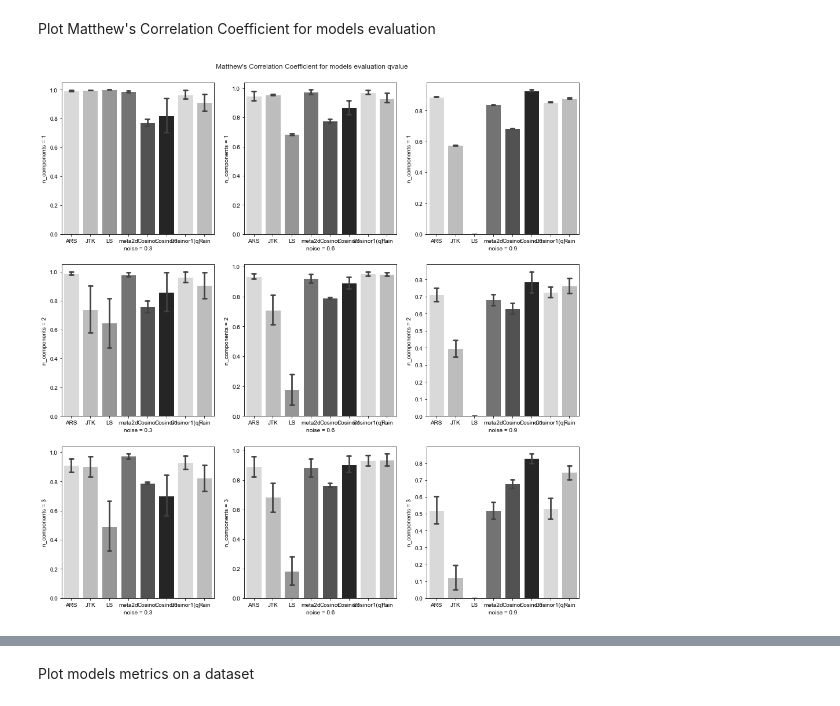
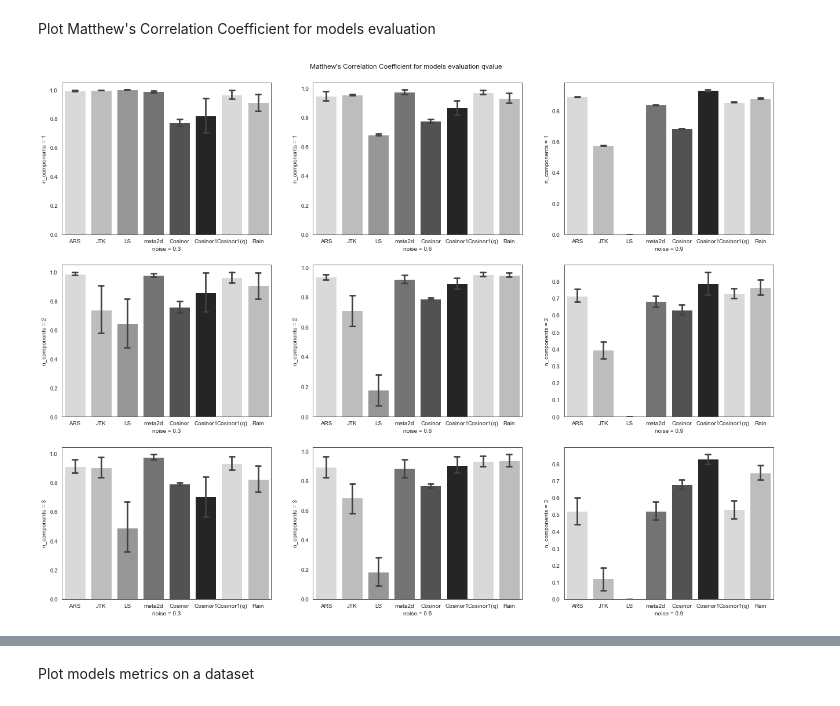
Before and after one commit to VESTUArthur/RDA, a Jupyter notebook: code/Case_study_1/notebook.ipynb, the cells around one changed output, grey strips where cells are left out. Drawn from its saved outputs; the diff is of its cells as text; code cells hidden in the pictures.

Commit message:
MCC plot correction

```diff
--- a/code/Case_study_1/notebook.ipynb
+++ b/code/Case_study_1/notebook.ipynb
@@ -46,31 +46,31 @@ Plot Matthew's Correlation Coefficient for models evaluation
 # %%
 #mcc models evaluation qvalue
 ncols = 3
 nrows = 3
 fig, axes = plt.subplots(ncols = ncols, nrows = nrows, sharey=False)
 axes = axes.flatten()
-fig.set_size_inches(16, 15)
+fig.set_size_inches(22, 15)
 sns.set_style("white")
 flatui = ['#d9d9d9','#bdbdbd','#969696','#737373','#525252','#252525']
 filenames = []
 for i in [1,2,3]:
     for j in [1,2,3]:
         filename = f"c{i}_n0{3*j}.csv"
         filenames.append(filename)
 for ax, filename in zip(axes,filenames):
             df_metrics = pd.read_csv(f"Out/{filename[:-4]}_t0/qv_metrics_{filename[:-4]}_t0.csv")
             for tnb in range(1,6):
                 df_metrics = pd.concat([df_metrics, pd.read_csv(f"Out/{filename[:-4]}_t{tnb}/qv_metrics_{filename[:-4]}_t{tnb}.csv")])
             #sns.barplot(data=df_metrics.drop(index=5,axis=1), x='model', y='mcc', ax=ax, ci=68, capsize=.2, palette=flatui) # ci=68 --> standard error!
             sns.barplot(data=df_metrics, x='model', y='mcc', ax=ax, ci=68, capsize=.2, palette=flatui) # ci=68 --> standard error!
             ax.set_ylabel(f'n_components = {filename[1]}')
             ax.set_xlabel(f'noise = 0.{filename[-5]}')
 plt.suptitle(f"Matthew's Correlation Coefficient for models evaluation qvalue")
 fig.subplots_adjust(top=0.95)
 plt.savefig(f"Out/models_qv_mcc.png", bbox_inches="tight", facecolor='white')
 plt.show()
 # %% [output]
-[figure, old version]
+[figure, new version]
 # %%
 #mcc models evaluation pvalue
 ncols = 3
```
Also changed, not shown: parts of 1 cell of this notebook, 2 other files.
